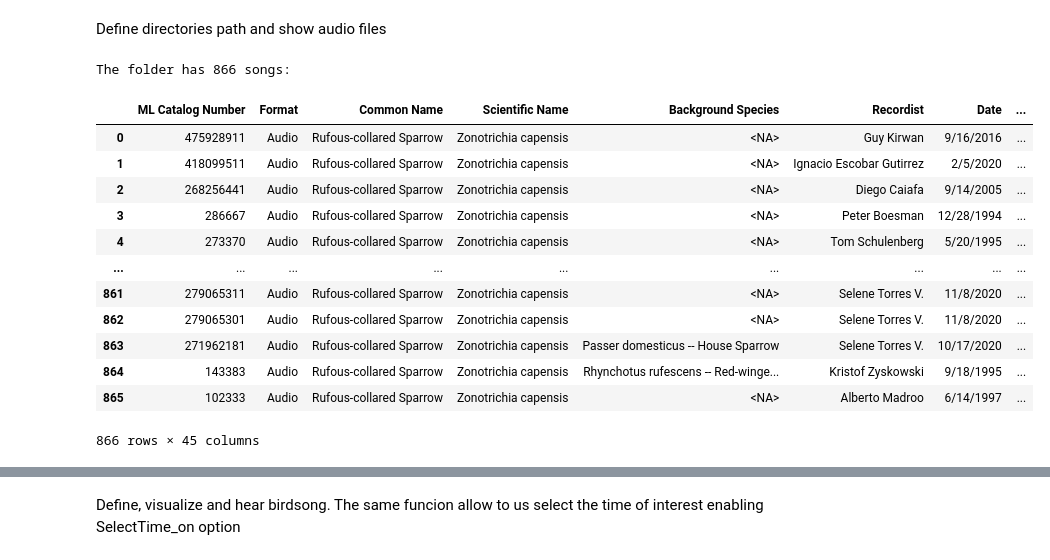
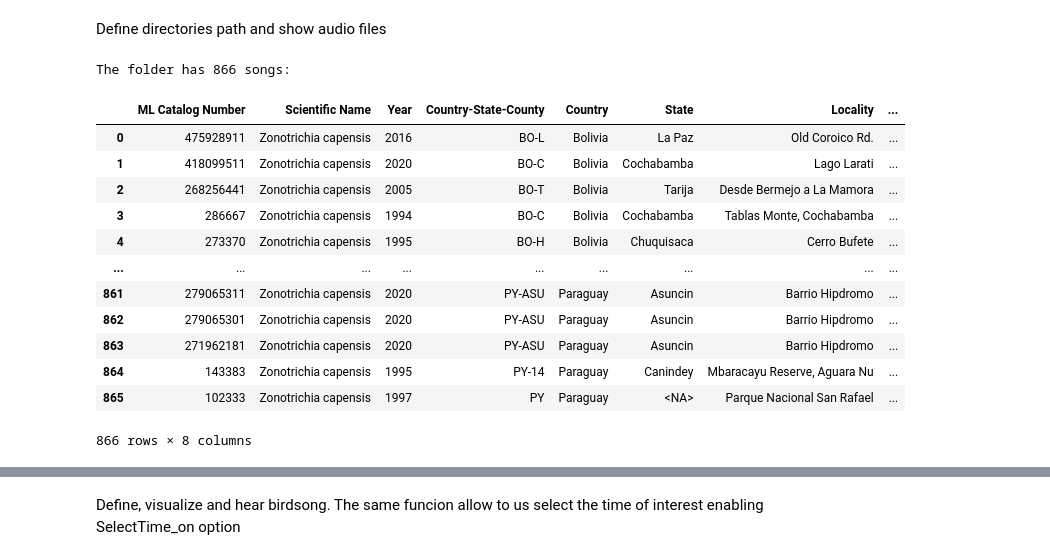
Before and after one commit to saguileran/birdsongs, a Jupyter notebook: tutorials/syllable.ipynb, the cells around one changed output, grey strips where cells are left out. Saved outputs shown, nothing was run; the diff lists cells and outputs as text; code cells hidden in the pictures.

```diff
--- a/tutorials/syllable.ipynb
+++ b/tutorials/syllable.ipynb
@@ -20,26 +20,26 @@ Define directories path and show audio files
 # %%
 # root_path   = "path_to_repository\\'
 # audios_path = "audios_path\\'
 # bird_name   = "Zonotrichia capensis"
 #audios_path = "/home/saguileran/audios/Colombia/" # "/home/saguileran/audios/zebra-finch/ebird/"
 audios_path = "/home/saguileran/audios/South_America/"
 
-paths  = bs.Paths(audios_path=audios_path)              # root_path, audios_path, bird_name
+paths  = bs.Paths(audios_path=audios_path, results="new_results")              # root_path, audios_path, bird_name
 ploter = bs.Ploter(save=True)   # to save figures save=True
-paths.AudioFiles(True)#.head()
+paths.AudioFiles(True)[['ML Catalog Number', 'Scientific Name', 'Year', 'Country-State-County', 'Country', 'State', 'Locality', 'Latitude']]#.head()
 # %% [output]
 The folder has 866 songs:
-|  | ML Catalog Number | Format | Common Name | Scientific Name | Background Species | Recordist | Date | ... |
-| 0 | 475928911 | Audio | Rufous-collared Sparrow | Zonotrichia capensis | <NA> | Guy Kirwan | 9/16/2016 | ... |
-| 1 | 418099511 | Audio | Rufous-collared Sparrow | Zonotrichia capensis | <NA> | Ignacio Escobar Gutirrez | 2/5/2020 | ... |
-| 2 | 268256441 | Audio | Rufous-collared Sparrow | Zonotrichia capensis | <NA> | Diego Caiafa | 9/14/2005 | ... |
-| 3 | 286667 | Audio | Rufous-collared Sparrow | Zonotrichia capensis | <NA> | Peter Boesman | 12/28/1994 | ... |
-| 4 | 273370 | Audio | Rufous-collared Sparrow | Zonotrichia capensis | <NA> | Tom Schulenberg | 5/20/1995 | ... |
+|  | ML Catalog Number | Scientific Name | Year | Country-State-County | Country | State | Locality | ... |
+| 0 | 475928911 | Zonotrichia capensis | 2016 | BO-L | Bolivia | La Paz | Old Coroico Rd. | ... |
+| 1 | 418099511 | Zonotrichia capensis | 2020 | BO-C | Bolivia | Cochabamba | Lago Larati | ... |
+| 2 | 268256441 | Zonotrichia capensis | 2005 | BO-T | Bolivia | Tarija | Desde Bermejo a La Mamora | ... |
+| 3 | 286667 | Zonotrichia capensis | 1994 | BO-C | Bolivia | Cochabamba | Tablas Monte, Cochabamba | ... |
+| 4 | 273370 | Zonotrichia capensis | 1995 | BO-H | Bolivia | Chuquisaca | Cerro Bufete | ... |
 | ... | ... | ... | ... | ... | ... | ... | ... | ... |
-| 861 | 279065311 | Audio | Rufous-collared Sparrow | Zonotrichia capensis | <NA> | Selene Torres V. | 11/8/2020 | ... |
-| 862 | 279065301 | Audio | Rufous-collared Sparrow | Zonotrichia capensis | <NA> | Selene Torres V. | 11/8/2020 | ... |
-| 863 | 271962181 | Audio | Rufous-collared Sparrow | Zonotrichia capensis | Passer domesticus -- House Sparrow | Selene Torres V. | 10/17/2020 | ... |
-| 864 | 143383 | Audio | Rufous-collared Sparrow | Zonotrichia capensis | Rhynchotus rufescens -- Red-winge... | Kristof Zyskowski | 9/18/1995 | ... |
-| 865 | 102333 | Audio | Rufous-collared Sparrow | Zonotrichia capensis | <NA> | Alberto Madroo | 6/14/1997 | ... |
+| 861 | 279065311 | Zonotrichia capensis | 2020 | PY-ASU | Paraguay | Asuncin | Barrio Hipdromo | ... |
+| 862 | 279065301 | Zonotrichia capensis | 2020 | PY-ASU | Paraguay | Asuncin | Barrio Hipdromo | ... |
+| 863 | 271962181 | Zonotrichia capensis | 2020 | PY-ASU | Paraguay | Asuncin | Barrio Hipdromo | ... |
+| 864 | 143383 | Zonotrichia capensis | 1995 | PY-14 | Paraguay | Canindey | Mbaracayu Reserve, Aguara Nu | ... |
+| 865 | 102333 | Zonotrichia capensis | 1997 | PY | Paraguay | <NA> | Parque Nacional San Rafael | ... |
-866 rows × 45 columns
+866 rows × 8 columns
 # %%
```
Also changed, not shown: parts of 12 cells of this notebook, 24 other files.
